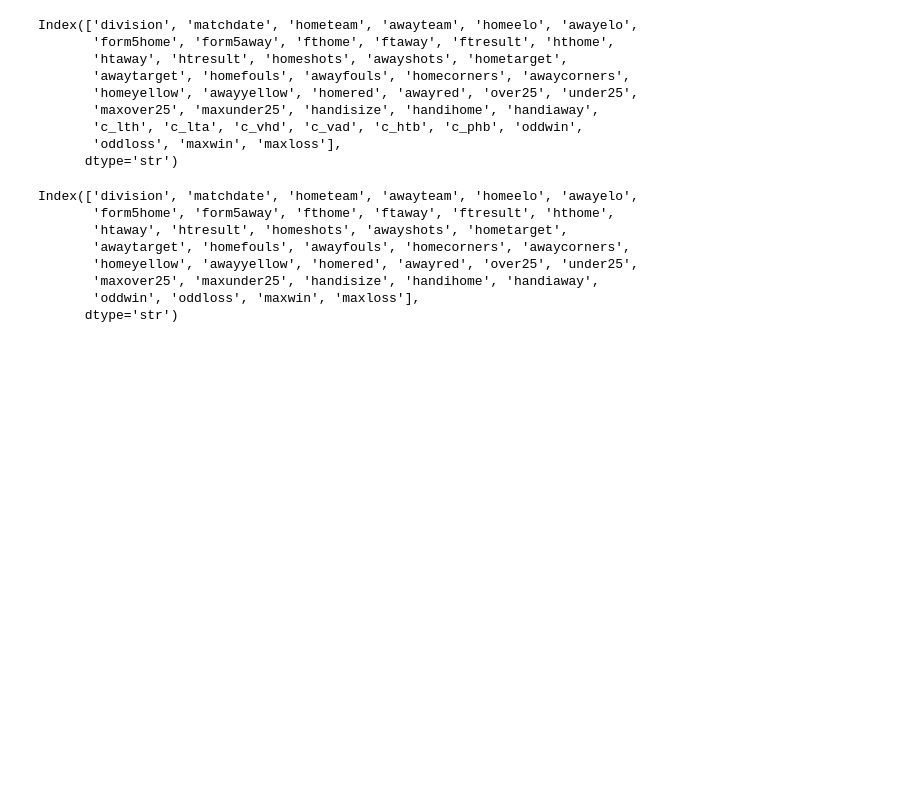
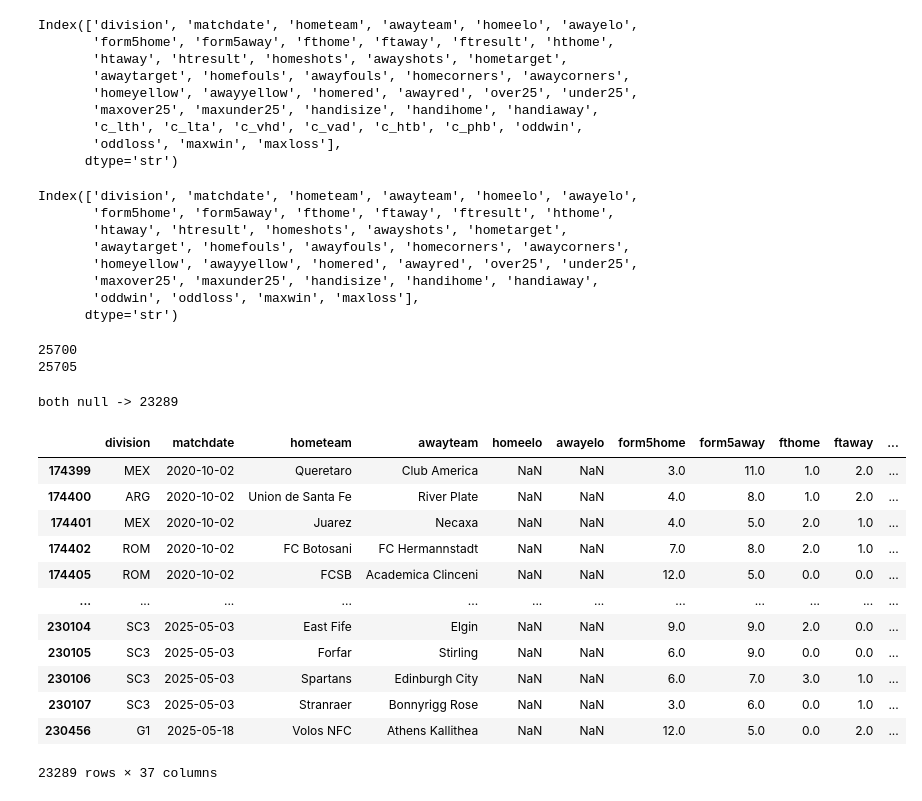
Before and after one commit to iAboud98/champions-league-winner-prediction-2025-2026, a Jupyter notebook: main.ipynb, the cells around one changed output. Cells and saved outputs as stored; diff of their text form; code cells hidden in the pictures; blank space fills up the shorter version.

```diff
--- a/main.ipynb
+++ b/main.ipynb
@@ -193,3 +194,27 @@ Index(['division', 'matchdate', 'hometeam', 'awayteam', 'homeelo', 'awayelo',
        'maxover25', 'maxunder25', 'handisize', 'handihome', 'handiaway',
        'oddwin', 'oddloss', 'maxwin', 'maxloss'],
       dtype='str')
+# %%
+print(df["homeelo"].isnull().sum())
+print(df["awayelo"].isnull().sum())
+# %% [output]
+25700
+25705
+# %%
+print("both null ->", (df["homeelo"].isnull() & df["awayelo"].isnull()).sum())
+df[(df["homeelo"].isnull() & df["awayelo"].isnull())]
+# %% [output]
+both null -> 23289
+|  | division | matchdate | hometeam | awayteam | homeelo | awayelo | form5home | form5away | fthome | ftaway | ... |
+| 174399 | MEX | 2020-10-02 | Queretaro | Club America | NaN | NaN | 3.0 | 11.0 | 1.0 | 2.0 | ... |
+| 174400 | ARG | 2020-10-02 | Union de Santa Fe | River Plate | NaN | NaN | 4.0 | 8.0 | 1.0 | 2.0 | ... |
+| 174401 | MEX | 2020-10-02 | Juarez | Necaxa | NaN | NaN | 4.0 | 5.0 | 2.0 | 1.0 | ... |
+| 174402 | ROM | 2020-10-02 | FC Botosani | FC Hermannstadt | NaN | NaN | 7.0 | 8.0 | 2.0 | 1.0 | ... |
+| 174405 | ROM | 2020-10-02 | FCSB | Academica Clinceni | NaN | NaN | 12.0 | 5.0 | 0.0 | 0.0 | ... |
+| ... | ... | ... | ... | ... | ... | ... | ... | ... | ... | ... | ... |
+| 230104 | SC3 | 2025-05-03 | East Fife | Elgin | NaN | NaN | 9.0 | 9.0 | 2.0 | 0.0 | ... |
+| 230105 | SC3 | 2025-05-03 | Forfar | Stirling | NaN | NaN | 6.0 | 9.0 | 0.0 | 0.0 | ... |
+| 230106 | SC3 | 2025-05-03 | Spartans | Edinburgh City | NaN | NaN | 6.0 | 7.0 | 3.0 | 1.0 | ... |
+| 230107 | SC3 | 2025-05-03 | Stranraer | Bonnyrigg Rose | NaN | NaN | 3.0 | 6.0 | 0.0 | 1.0 | ... |
+| 230456 | G1 | 2025-05-18 | Volos NFC | Athens Kallithea | NaN | NaN | 12.0 | 5.0 | 0.0 | 2.0 | ... |
+23289 rows × 37 columns
```
Also changed, not shown: parts of 6 cells of this notebook.
